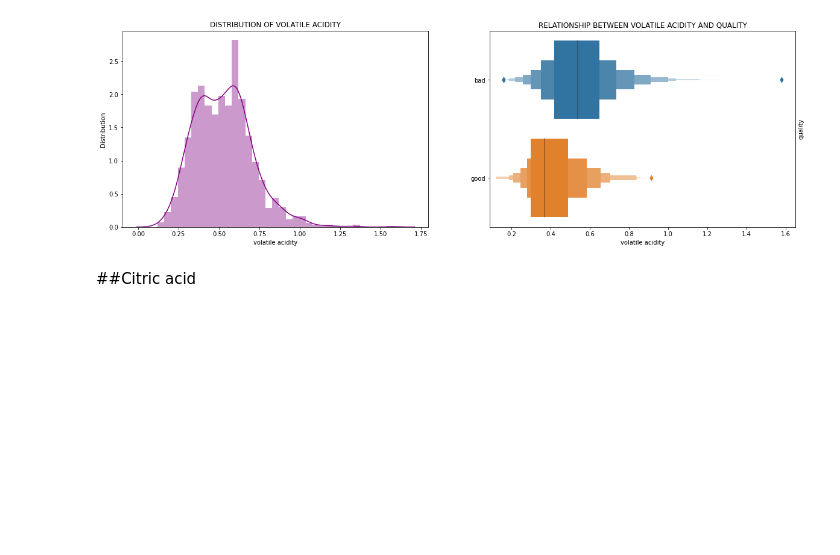
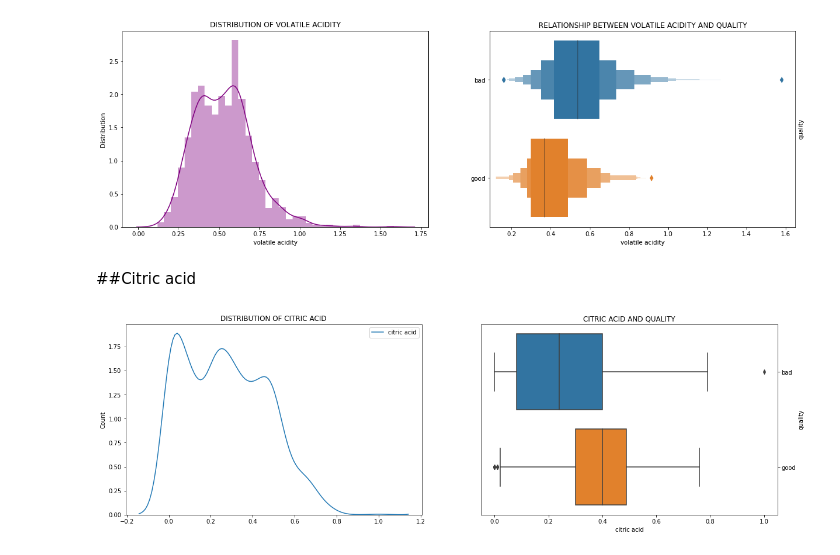
Before and after one commit to MikeDeecode/Red-wine-quality-report, a Jupyter notebook: wine_quality_analysis.ipynb, the cells around one changed output. Cells and saved outputs as stored; diff of their text form; code cells hidden in the pictures; blank space fills up the shorter version.

```diff
--- a/wine_quality_analysis.ipynb
+++ b/wine_quality_analysis.ipynb
@@ -97,0 +95,15 @@ sns.countplot('citric acid', data = wines, palette = deep, ax = ax[0])
+# %%
+fig, ax = plt.subplots(1, 2, figsize = (20, 6))
+sns.kdeplot(wines['citric acid'], ax = ax[0])
+ax[0].set_ylabel("Count")
+ax[0].set_title("DISTRIBUTION OF CITRIC ACID")
+
+
+sns.boxplot('citric acid', 'quality', data = wines, ax = ax[1])
+ax[1].set_title("CITRIC ACID AND QUALITY")
+ax[1].yaxis.tick_right()
+ax[1].yaxis.set_label_position('right')
+
+plt.show()
+# %% [output]
+[figure, added]
```
Also changed, not shown: parts of 1 cell of this notebook.
